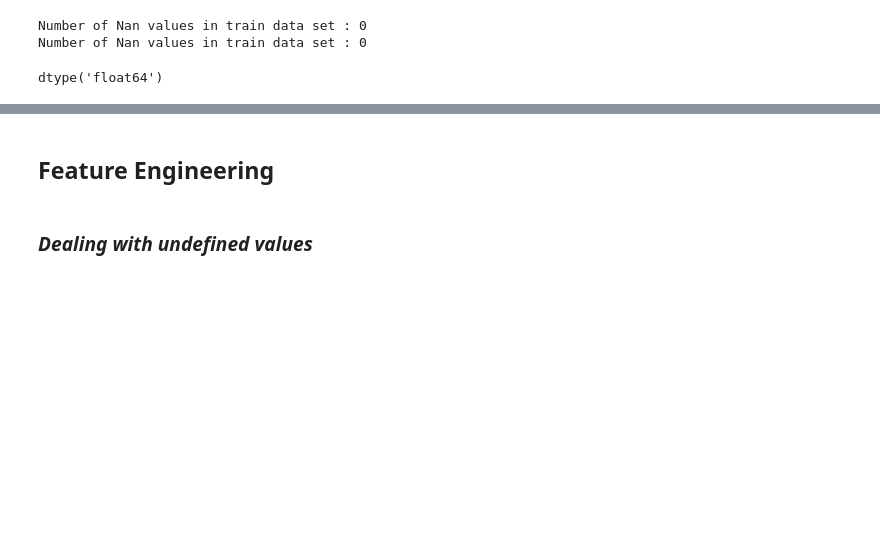
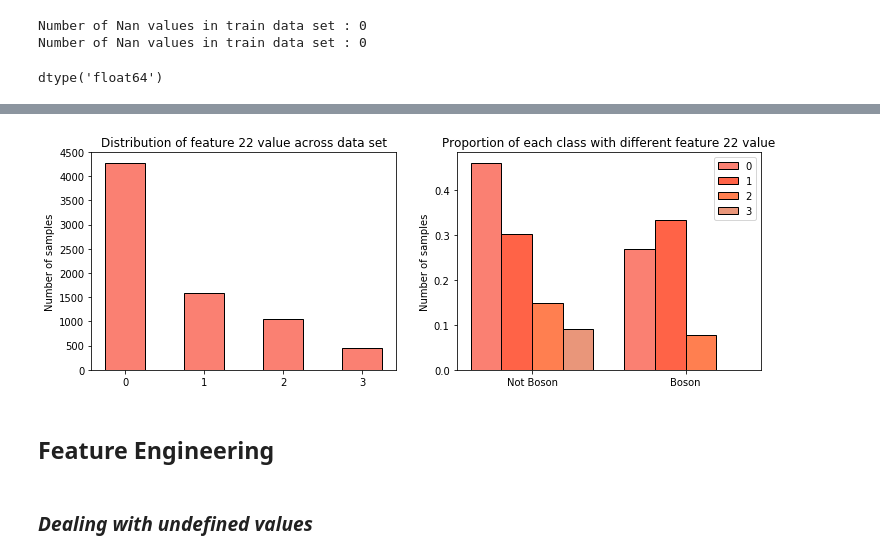
Before and after one commit to alicebizeul/MLProject1, a Jupyter notebook: scripts/project1.ipynb, the cells around one changed output, grey strips where cells are left out. Cells and saved outputs as stored; diff of their text form; code cells hidden in the pictures; blank space fills up the shorter version.

```diff
--- a/scripts/project1.ipynb
+++ b/scripts/project1.ipynb
@@ -49,3 +75,25 @@ plt.show()
+# %%
+labels1 = ['Not Boson','Boson']
+labels0 = ['0','1','2','3']
+
+fig, axes = plt.subplots(1, 2, figsize=(12, 4))
+axes[0].bar(np.arange(4),[np.sum(tX_explore==0.),np.sum(tX_explore==1.),np.sum(tX_explore==2.),np.sum(tX_explore==3.)],width=0.5, color='salmon', align='center',edgecolor='black')
+axes[0].set_title('Distribution of feature 22 value across data set')
+axes[0].set_ylabel('Number of samples')
+axes[0].set_xticks(np.arange(4))
+axes[0].set_xticklabels(labels0)
+axes[1].bar(np.arange(1,3)-0.4, [np.sum(y_explore[tX_explore[:,22]==0.] ==-1)/np.sum(y_explore == -1),np.sum(y_explore[tX_explore[:,22]==0.] ==1)/np.sum(y_explore == 1)], width=0.2, color='salmon', align='center',edgecolor='black',label = '0')
+axes[1].bar(np.arange(1,3)-0.2, [np.sum(y_explore[tX_explore[:,22]==1.] ==-1)/np.sum(y_explore == -1),np.sum(y_explore[tX_explore[:,22]==2.] ==1)/np.sum(y_explore == 1)], width=0.2, color='tomato', align='center',edgecolor='black',label = '1')
+axes[1].bar(np.arange(1,3), [np.sum(y_explore[tX_explore[:,22]==2.] ==-1)/np.sum(y_explore == -1),np.sum(y_explore[tX_explore[:,22]==3.] ==1)/np.sum(y_explore == 1)], width=0.2, color='coral', align='center',edgecolor='black',label = '2')
+axes[1].bar(np.arange(1,3)+0.2, [np.sum(y_explore[tX_explore[:,22]==3.] ==-1)/np.sum(y_explore == -1),np.sum(y_explore[tX_explore[:,22]==4.] ==1)/np.sum(y_explore == 1)], width=0.2, color='darksalmon', align='center',edgecolor='black',label = '3')
+axes[1].set_title('Proportion of each class with different feature 22 value')
+axes[1].set_ylabel('Number of samples')
+axes[1].set_xticks([0.9,1.9])
+axes[1].set_xticklabels(labels1)
+axes[1].legend()
+plt.show()
+# %% [output]
+[figure, added]
 # %% [markdown]
 ## Feature Engineering
 # %% [markdown]
```
Also changed, not shown: parts of 33 cells of this notebook, 4 other files.
